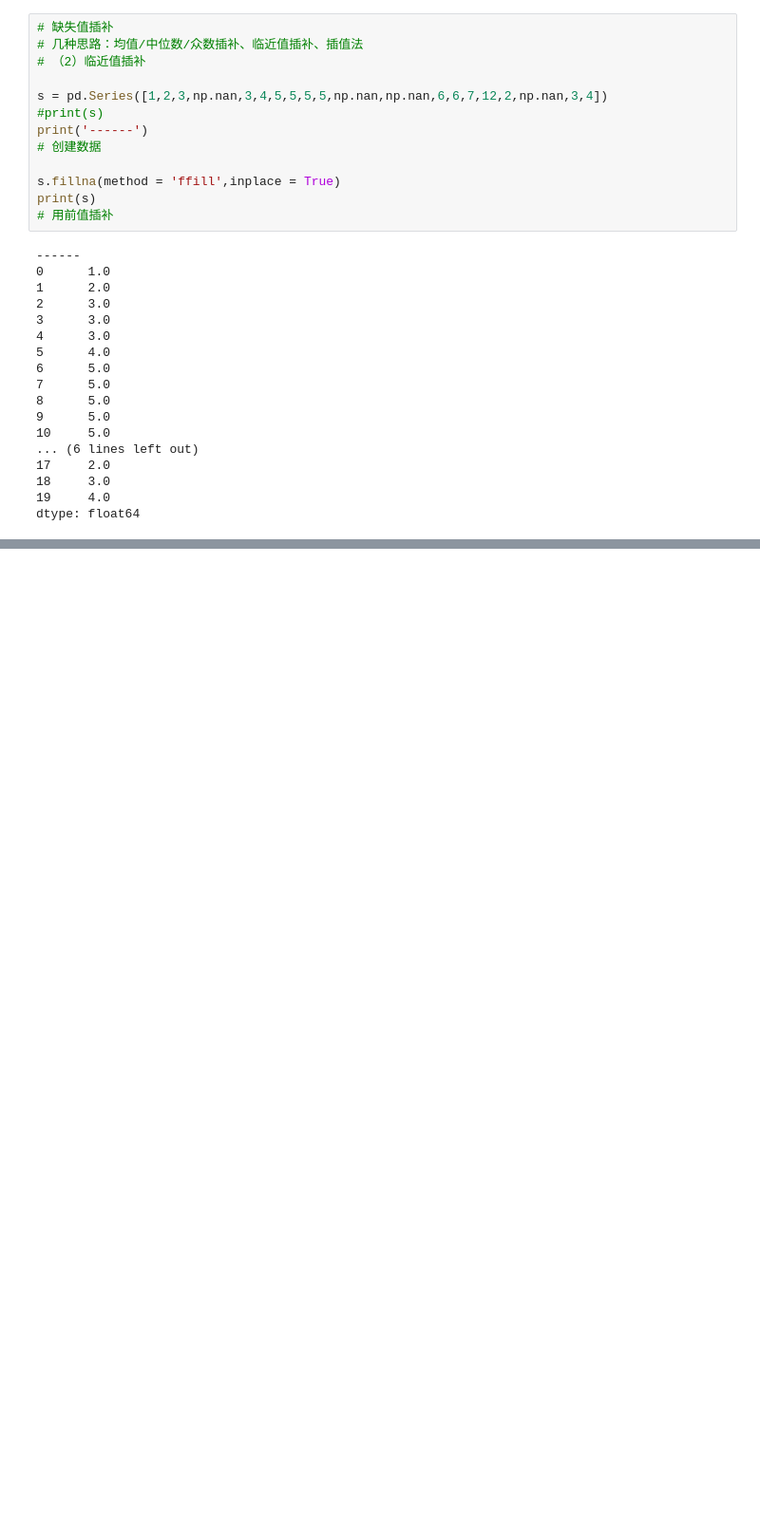
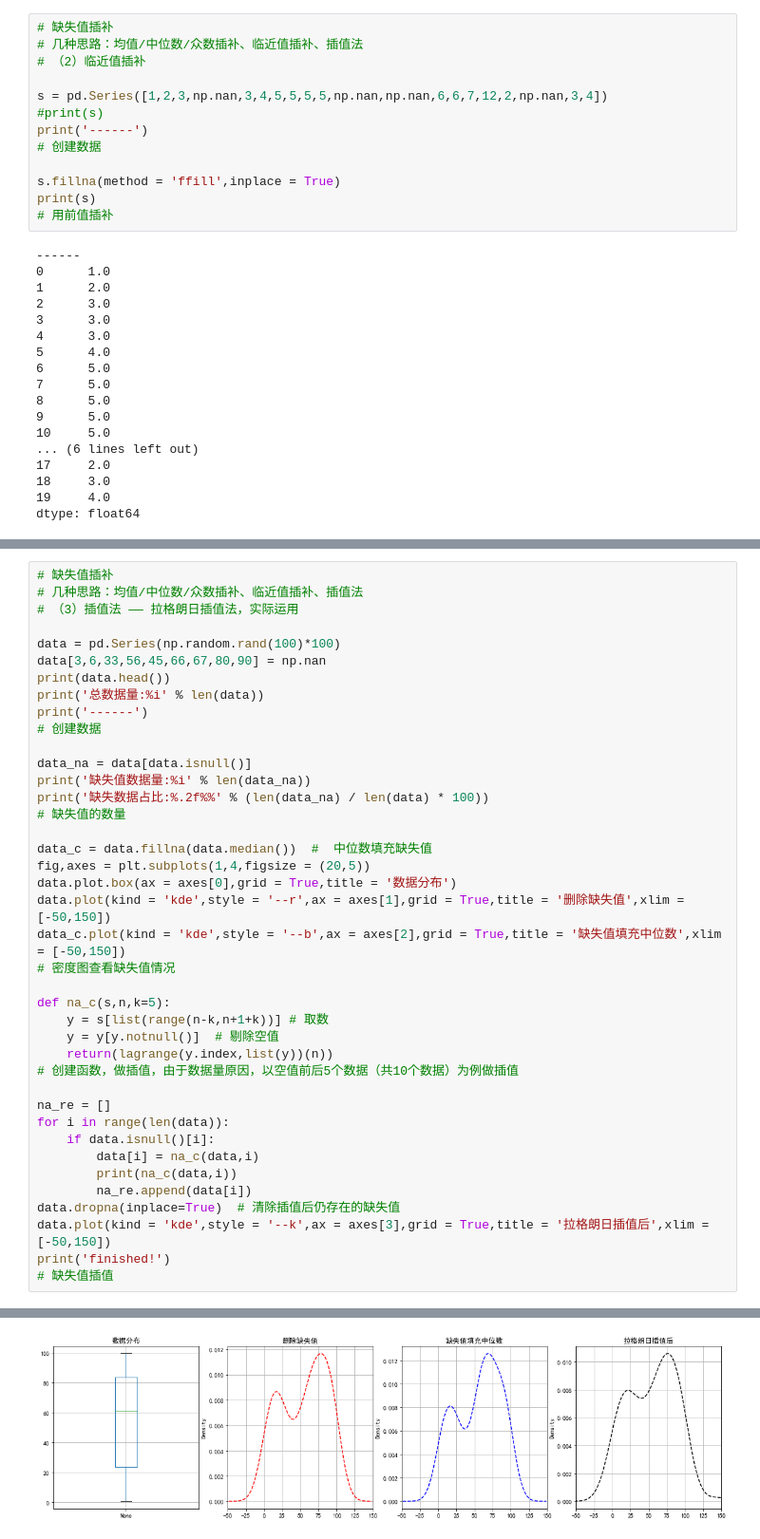
Before and after one commit to Mocha-Pudding/Python-DataAnalysis, a Jupyter notebook: CLASSDATA_Chapter03进阶算法学习：统计分析/CH02数据处理/【个人笔记】CH02数据处理_课程2.1_缺失值处理.ipynb, the cells around one changed output, grey strips where cells are left out. Shown at 95% size. Drawn from its saved outputs; the diff is of its cells as text; blank space fills up the shorter version.

Commit message:
缺失值处理
删除缺失值和拉格朗日插值

```diff
--- a/CLASSDATA_Chapter03进阶算法学习：统计分析/CH02数据处理/【个人笔记】CH02数据处理_课程2.1_缺失值处理.ipynb
+++ b/CLASSDATA_Chapter03进阶算法学习：统计分析/CH02数据处理/【个人笔记】CH02数据处理_课程2.1_缺失值处理.ipynb
@@ -260,0 +289,41 @@ print('------')
+# %%
+# 缺失值插补
+# 几种思路：均值/中位数/众数插补、临近值插补、插值法
+# （3）插值法 —— 拉格朗日插值法，实际运用
+
+data = pd.Series(np.random.rand(100)*100)
+data[3,6,33,56,45,66,67,80,90] = np.nan
+print(data.head())
+print('总数据量:%i' % len(data))
+print('------')
+# 创建数据
+
+data_na = data[data.isnull()]
+print('缺失值数据量:%i' % len(data_na))
+print('缺失数据占比:%.2f%%' % (len(data_na) / len(data) * 100))
+# 缺失值的数量
+
+data_c = data.fillna(data.median())  #  中位数填充缺失值
+fig,axes = plt.subplots(1,4,figsize = (20,5))
+data.plot.box(ax = axes[0],grid = True,title = '数据分布')
+data.plot(kind = 'kde',style = '--r',ax = axes[1],grid = True,title = '删除缺失值',xlim = [-50,150])
+data_c.plot(kind = 'kde',style = '--b',ax = axes[2],grid = True,title = '缺失值填充中位数',xlim = [-50,150])
+# 密度图查看缺失值情况
+
+def na_c(s,n,k=5):
+    y = s[list(range(n-k,n+1+k))] # 取数
+    y = y[y.notnull()]  # 剔除空值
+    return(lagrange(y.index,list(y))(n))
+# 创建函数，做插值，由于数据量原因，以空值前后5个数据（共10个数据）为例做插值
+
+na_re = []
+for i in range(len(data)):
+    if data.isnull()[i]:
+        data[i] = na_c(data,i)
+        print(na_c(data,i))
+        na_re.append(data[i])
+data.dropna(inplace=True)  # 清除插值后仍存在的缺失值
+data.plot(kind = 'kde',style = '--k',ax = axes[3],grid = True,title = '拉格朗日插值后',xlim = [-50,150])
+print('finished!')
+# 缺失值插值
+# %% [output]
@@ -260,0 +350 @@ print('------')
+[figure, added]
```
Also changed, not shown: parts of 7 cells of this notebook.
